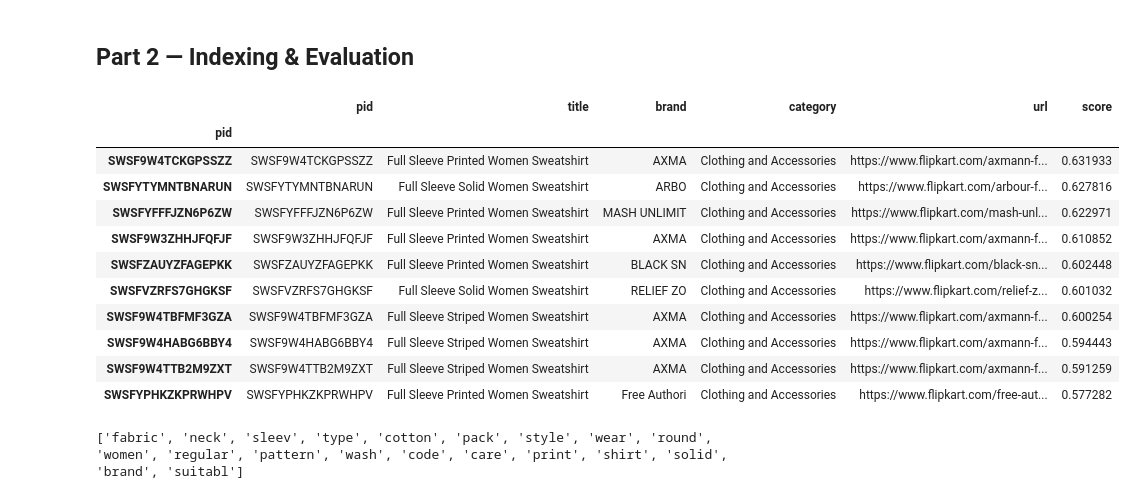
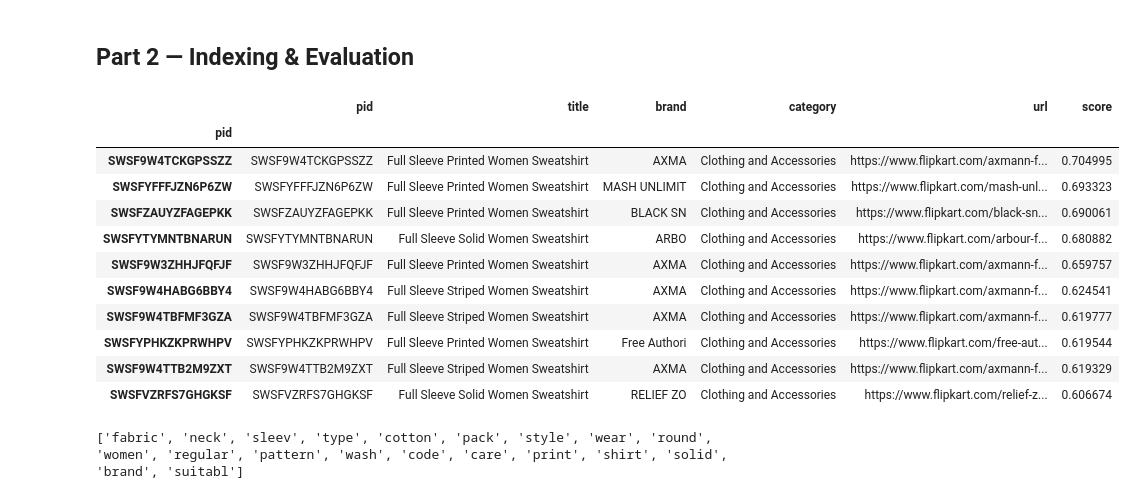
Before and after one commit to jordiestevee/irwa-search-engine-g_019, a Jupyter notebook: project_progress/part_3/Ranking_and_Filtering.ipynb, the cells around one changed output. Drawn from its saved outputs; the diff is of its cells as text; code cells hidden in the pictures.

```diff
--- a/project_progress/part_3/Ranking_and_Filtering.ipynb
+++ b/project_progress/part_3/Ranking_and_Filtering.ipynb
@@ -243,7 +243,7 @@ for pid, text in zip(doc_ids, docs):
         df[t] += 1
         postings[t].append((pid, f))
 N = len(doc_ids)
-idf = {t: math.log((N + 1) / (df[t] + 1)) + 1.0 for t in df}
+idf = {t: math.log((N - df[t] + 0.5) / (df[t] + 0.5) + 1) for t in df}
 doc_norm = defaultdict(float)
 for t, plist in postings.items():
     w_idf = idf[t]
@@ -277,43 +277,43 @@ def search_and_rank(query, top_k=20):
         return []
     q_tf = Counter(q_terms)
     q_weights = {}
     q_norm = 0.0
     for t, f in q_tf.items():
         w = (1 + math.log(f)) * idf.get(t, 0.0)
         q_weights[t] = w
         q_norm += w*w
     q_norm = math.sqrt(q_norm) if q_norm > 0 else 1.0
     scores = defaultdict(float)
     for t, wq in q_weights.items():
         for pid, f in postings.get(t, []):
             if pid not in cand:
                 continue
             wd = (1 + math.log(f)) * idf.get(t, 0.0)
             scores[pid] += wq * wd
     ranked = []
     for pid, s in scores.items():
         dnorm = doc_norm.get(pid, 1.0)
         ranked.append((pid, s / (dnorm * q_norm if dnorm else 1.0)))
     ranked.sort(key=lambda x: x[1], reverse=True)
     out = products_df.loc[[pid for pid, _ in ranked[:top_k]], ["title","brand","category","url"]].copy()
     out.insert(0, "pid", [pid for pid,_ in ranked[:top_k]])
     out["score"] = [score for _, score in ranked[:top_k]]
     return out
 # test
 display(search_and_rank("women full sleeve sweatshirt cotton", top_k=10))
 # %% [output]
 |  | pid | title | brand | category | url | score |
 | pid |  |  |  |  |  |  |
-| SWSF9W4TCKGPSSZZ | SWSF9W4TCKGPSSZZ | Full Sleeve Printed Women Sweatshirt | AXMA | Clothing and Accessories | https://www.flipkart.com/axmann-f... | 0.631933 |
-| SWSFYTYMNTBNARUN | SWSFYTYMNTBNARUN | Full Sleeve Solid Women Sweatshirt | ARBO | Clothing and Accessories | https://www.flipkart.com/arbour-f... | 0.627816 |
-| SWSFYFFFJZN6P6ZW | SWSFYFFFJZN6P6ZW | Full Sleeve Printed Women Sweatshirt | MASH UNLIMIT | Clothing and Accessories | https://www.flipkart.com/mash-unl... | 0.622971 |
-| SWSF9W3ZHHJFQFJF | SWSF9W3ZHHJFQFJF | Full Sleeve Printed Women Sweatshirt | AXMA | Clothing and Accessories | https://www.flipkart.com/axmann-f... | 0.610852 |
-| SWSFZAUYZFAGEPKK | SWSFZAUYZFAGEPKK | Full Sleeve Printed Women Sweatshirt | BLACK SN | Clothing and Accessories | https://www.flipkart.com/black-sn... | 0.602448 |
-| SWSFVZRFS7GHGKSF | SWSFVZRFS7GHGKSF | Full Sleeve Solid Women Sweatshirt | RELIEF ZO | Clothing and Accessories | https://www.flipkart.com/relief-z... | 0.601032 |
-| SWSF9W4TBFMF3GZA | SWSF9W4TBFMF3GZA | Full Sleeve Striped Women Sweatshirt | AXMA | Clothing and Accessories | https://www.flipkart.com/axmann-f... | 0.600254 |
-| SWSF9W4HABG6BBY4 | SWSF9W4HABG6BBY4 | Full Sleeve Striped Women Sweatshirt | AXMA | Clothing and Accessories | https://www.flipkart.com/axmann-f... | 0.594443 |
-| SWSF9W4TTB2M9ZXT | SWSF9W4TTB2M9ZXT | Full Sleeve Striped Women Sweatshirt | AXMA | Clothing and Accessories | https://www.flipkart.com/axmann-f... | 0.591259 |
-| SWSFYPHKZKPRWHPV | SWSFYPHKZKPRWHPV | Full Sleeve Printed Women Sweatshirt | Free Authori | Clothing and Accessories | https://www.flipkart.com/free-aut... | 0.577282 |
+| SWSF9W4TCKGPSSZZ | SWSF9W4TCKGPSSZZ | Full Sleeve Printed Women Sweatshirt | AXMA | Clothing and Accessories | https://www.flipkart.com/axmann-f... | 0.704995 |
+| SWSFYFFFJZN6P6ZW | SWSFYFFFJZN6P6ZW | Full Sleeve Printed Women Sweatshirt | MASH UNLIMIT | Clothing and Accessories | https://www.flipkart.com/mash-unl... | 0.693323 |
+| SWSFZAUYZFAGEPKK | SWSFZAUYZFAGEPKK | Full Sleeve Printed Women Sweatshirt | BLACK SN | Clothing and Accessories | https://www.flipkart.com/black-sn... | 0.690061 |
+| SWSFYTYMNTBNARUN | SWSFYTYMNTBNARUN | Full Sleeve Solid Women Sweatshirt | ARBO | Clothing and Accessories | https://www.flipkart.com/arbour-f... | 0.680882 |
+| SWSF9W3ZHHJFQFJF | SWSF9W3ZHHJFQFJF | Full Sleeve Printed Women Sweatshirt | AXMA | Clothing and Accessories | https://www.flipkart.com/axmann-f... | 0.659757 |
+| SWSF9W4HABG6BBY4 | SWSF9W4HABG6BBY4 | Full Sleeve Striped Women Sweatshirt | AXMA | Clothing and Accessories | https://www.flipkart.com/axmann-f... | 0.624541 |
+| SWSF9W4TBFMF3GZA | SWSF9W4TBFMF3GZA | Full Sleeve Striped Women Sweatshirt | AXMA | Clothing and Accessories | https://www.flipkart.com/axmann-f... | 0.619777 |
+| SWSFYPHKZKPRWHPV | SWSFYPHKZKPRWHPV | Full Sleeve Printed Women Sweatshirt | Free Authori | Clothing and Accessories | https://www.flipkart.com/free-aut... | 0.619544 |
+| SWSF9W4TTB2M9ZXT | SWSF9W4TTB2M9ZXT | Full Sleeve Striped Women Sweatshirt | AXMA | Clothing and Accessories | https://www.flipkart.com/axmann-f... | 0.619329 |
+| SWSFVZRFS7GHGKSF | SWSFVZRFS7GHGKSF | Full Sleeve Solid Women Sweatshirt | RELIEF ZO | Clothing and Accessories | https://www.flipkart.com/relief-z... | 0.606674 |
 # %%
 # frequent tokens
 from collections import Counter
```
Also changed, not shown: parts of 48 cells of this notebook, 1 other file.
